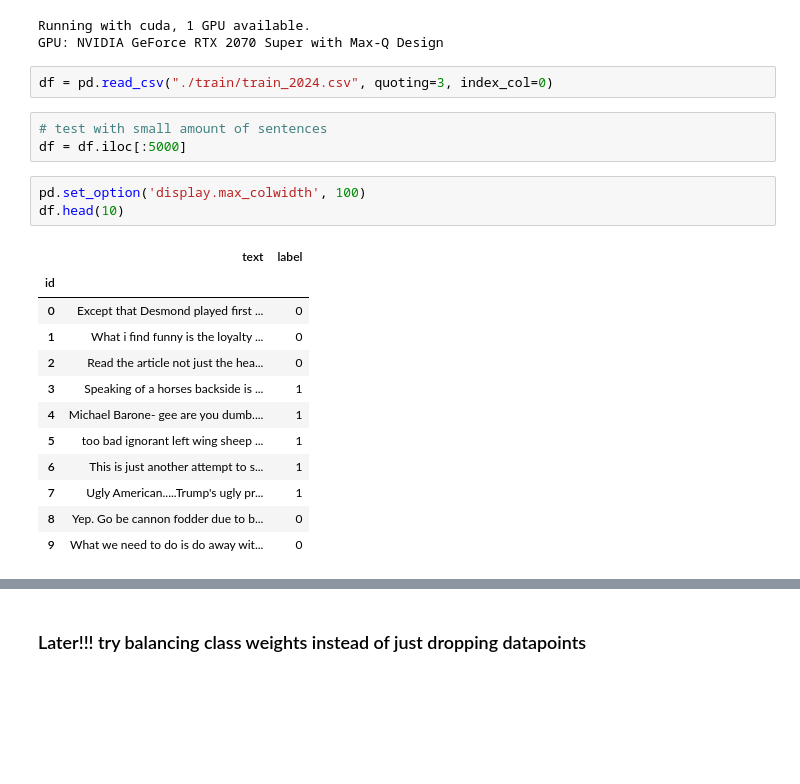
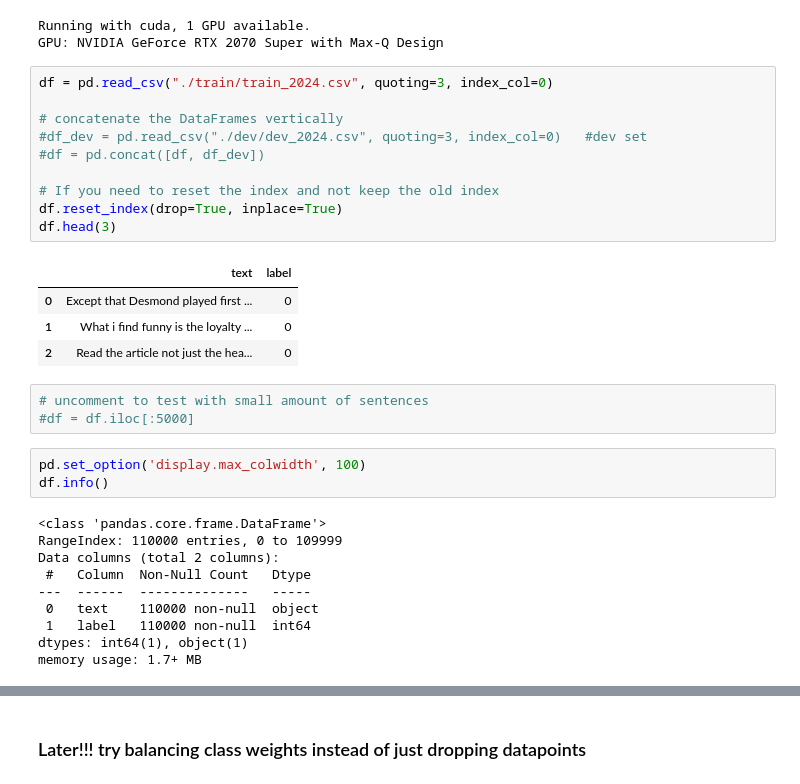
Before and after one commit to herman72/nlp_proj, a Jupyter notebook: BERT_binary_classification.ipynb, the cells around one changed output, grey strips where cells are left out. Saved outputs shown, nothing was run; the diff lists cells and outputs as text; blank space fills up the shorter version.

```diff
--- a/BERT_binary_classification.ipynb
+++ b/BERT_binary_classification.ipynb
@@ -60,27 +61,37 @@ else:
 # %% [output]
 Running with cuda, 1 GPU available.
 GPU: NVIDIA GeForce RTX 2070 Super with Max-Q Design
-# %%
-df = pd.read_csv("./train/train_2024.csv", quoting=3, index_col=0)
+# %%
+df = pd.read_csv("./train/train_2024.csv", quoting=3, index_col=0)
+
+# concatenate the DataFrames vertically
+#df_dev = pd.read_csv("./dev/dev_2024.csv", quoting=3, index_col=0)   #dev set
+#df = pd.concat([df, df_dev])
+
+# If you need to reset the index and not keep the old index
+df.reset_index(drop=True, inplace=True)
+df.head(3)
+# %% [output]
+|  | text | label |
+| 0 | Except that Desmond played first ... | 0 |
+| 1 | What i find funny is the loyalty ... | 0 |
+| 2 | Read the article not just the hea... | 0 |
 # %%
-# test with small amount of sentences
-df = df.iloc[:5000]
+# uncomment to test with small amount of sentences
+#df = df.iloc[:5000]
 # %%
 pd.set_option('display.max_colwidth', 100)
-df.head(10)
+df.info()
 # %% [output]
-|  | text | label |
-| id |  |  |
-| 0 | Except that Desmond played first ... | 0 |
-| 1 | What i find funny is the loyalty ... | 0 |
-| 2 | Read the article not just the hea... | 0 |
-| 3 | Speaking of a horses backside is ... | 1 |
-| 4 | Michael Barone- gee are you dumb.... | 1 |
-| 5 | too bad ignorant left wing sheep ... | 1 |
-| 6 | This is just another attempt to s... | 1 |
-| 7 | Ugly American.....Trump's ugly pr... | 1 |
-| 8 | Yep. Go be cannon fodder due to b... | 0 |
-| 9 | What we need to do is do away wit... | 0 |
+<class 'pandas.core.frame.DataFrame'>
+RangeIndex: 110000 entries, 0 to 109999
+Data columns (total 2 columns):
+ #   Column  Non-Null Count   Dtype
+---  ------  --------------   -----
+ 0   text    110000 non-null  object
+ 1   label   110000 non-null  int64
+dtypes: int64(1), object(1)
+memory usage: 1.7+ MB
 # %%
 
 # let's visualize the class distribution
```
Also changed, not shown: parts of 33 cells of this notebook.
